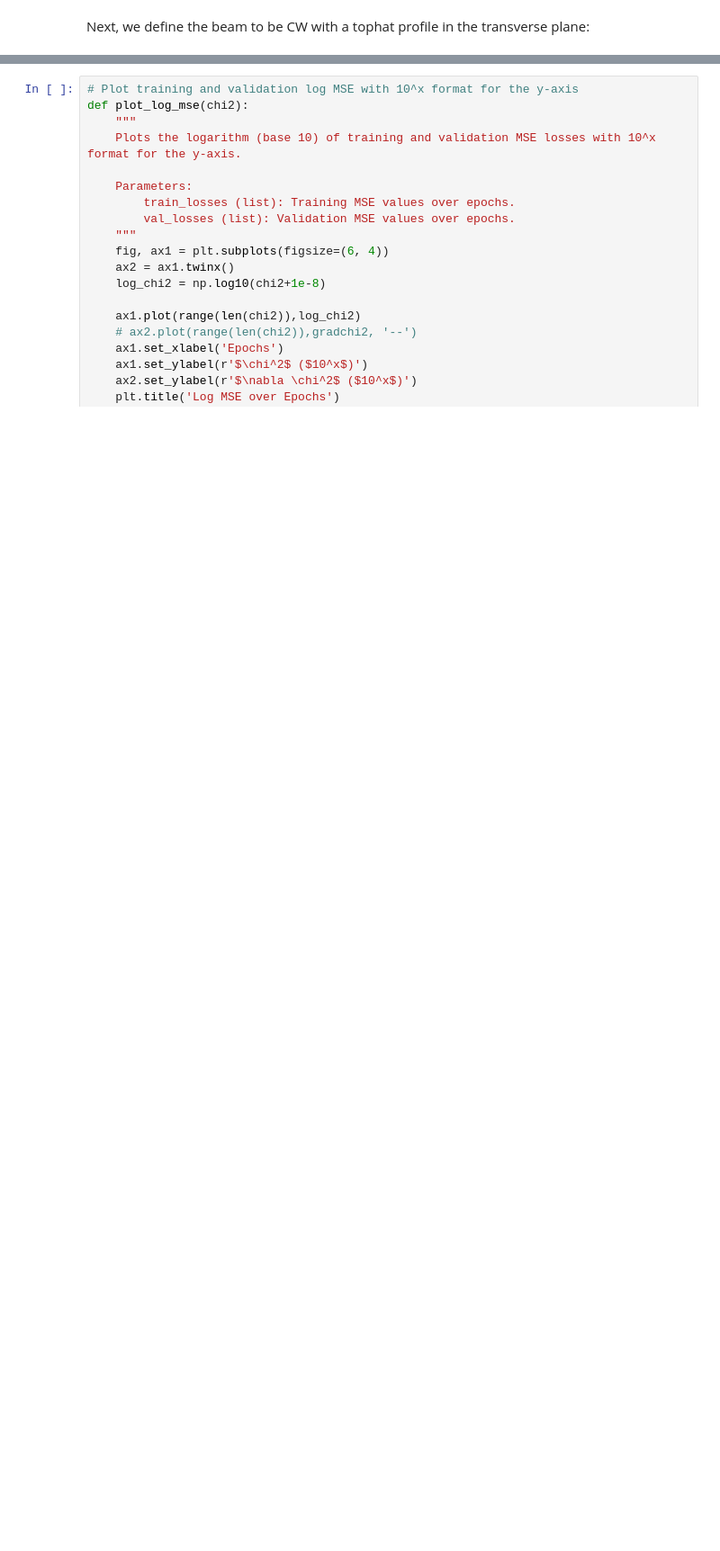
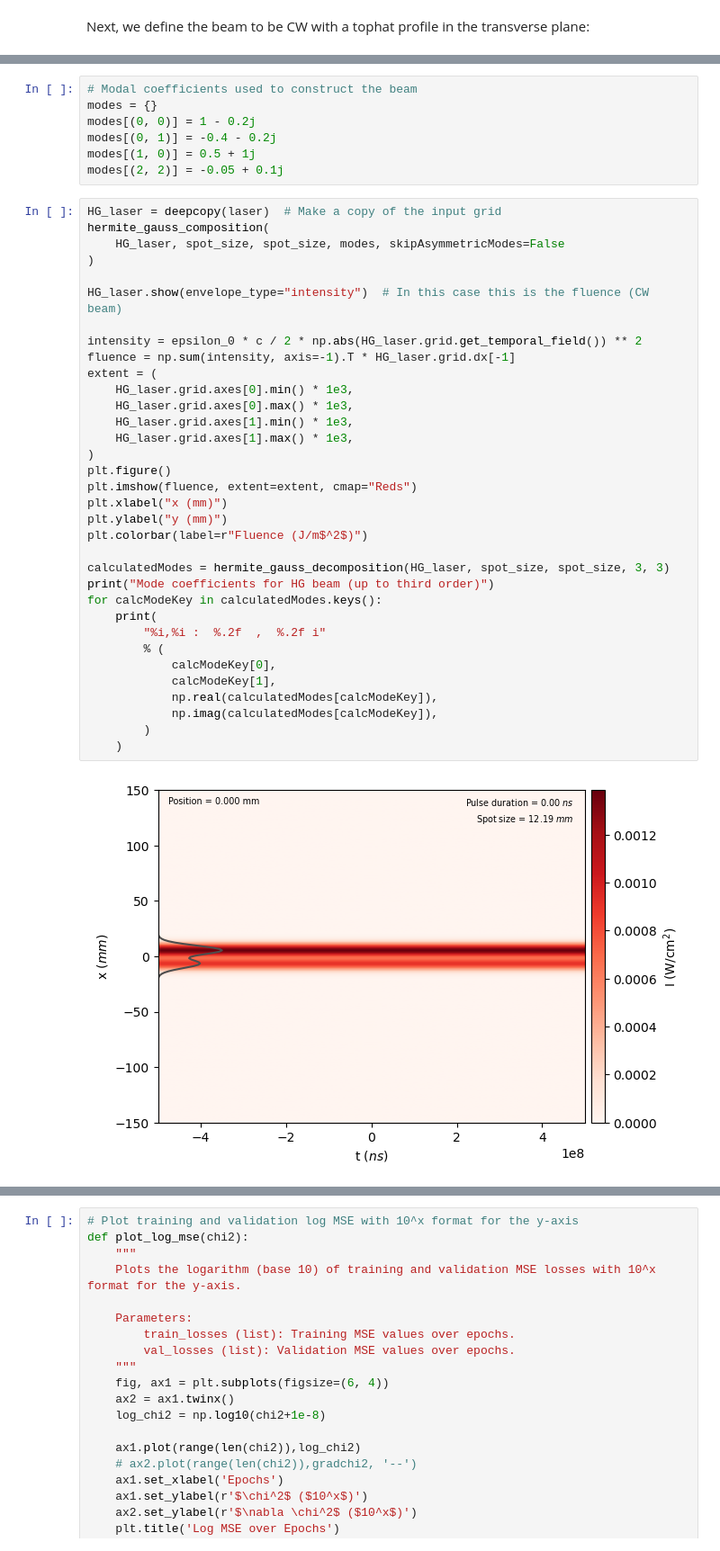
Before and after one commit to LASY-org/lasy, a Jupyter notebook: docs/source/tutorials/gerchberg_saxton_retrieval.ipynb, the cells around one changed output, grey strips where cells are left out. Shown at 90% size. Drawn from its saved outputs; the diff is of its cells as text; blank space fills up the shorter version.

```diff
--- a/docs/source/tutorials/gerchberg_saxton_retrieval.ipynb
+++ b/docs/source/tutorials/gerchberg_saxton_retrieval.ipynb
@@ -71,0 +67,43 @@ plt.show()
+# %%
+# Modal coefficients used to construct the beam
+modes = {}
+modes[(0, 0)] = 1 - 0.2j
+modes[(0, 1)] = -0.4 - 0.2j
+modes[(1, 0)] = 0.5 + 1j
+modes[(2, 2)] = -0.05 + 0.1j
+# %%
+HG_laser = deepcopy(laser)  # Make a copy of the input grid
+hermite_gauss_composition(
+    HG_laser, spot_size, spot_size, modes, skipAsymmetricModes=False
+)
+
+HG_laser.show(envelope_type="intensity")  # In this case this is the fluence (CW beam)
+
+intensity = epsilon_0 * c / 2 * np.abs(HG_laser.grid.get_temporal_field()) ** 2
+fluence = np.sum(intensity, axis=-1).T * HG_laser.grid.dx[-1]
+extent = (
+    HG_laser.grid.axes[0].min() * 1e3,
+    HG_laser.grid.axes[0].max() * 1e3,
+    HG_laser.grid.axes[1].min() * 1e3,
+    HG_laser.grid.axes[1].max() * 1e3,
+)
+plt.figure()
+plt.imshow(fluence, extent=extent, cmap="Reds")
+plt.xlabel("x (mm)")
+plt.ylabel("y (mm)")
+plt.colorbar(label=r"Fluence (J/m$^2$)")
+
+calculatedModes = hermite_gauss_decomposition(HG_laser, spot_size, spot_size, 3, 3)
+print("Mode coefficients for HG beam (up to third order)")
+for calcModeKey in calculatedModes.keys():
+    print(
+        "%i,%i :  %.2f  ,  %.2f i"
+        % (
+            calcModeKey[0],
+            calcModeKey[1],
+            np.real(calculatedModes[calcModeKey]),
+            np.imag(calculatedModes[calcModeKey]),
+        )
+    )
+# %% [output]
+[figure, added]
```
Also changed, not shown: parts of 6 cells of this notebook, 1 other file.
